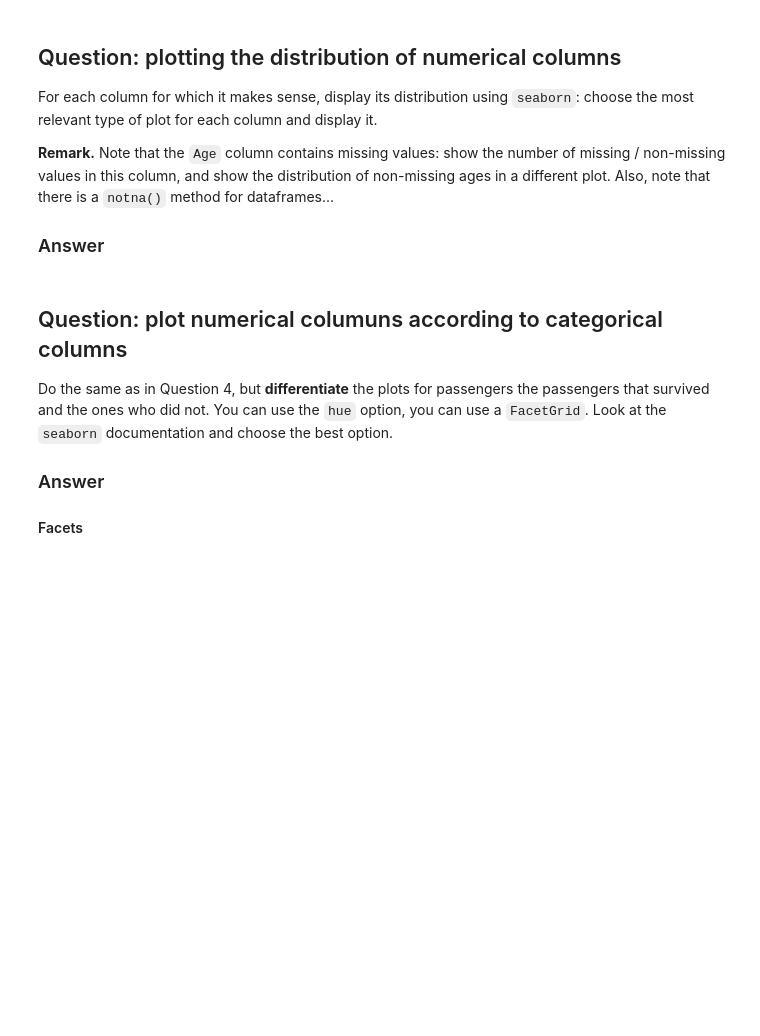
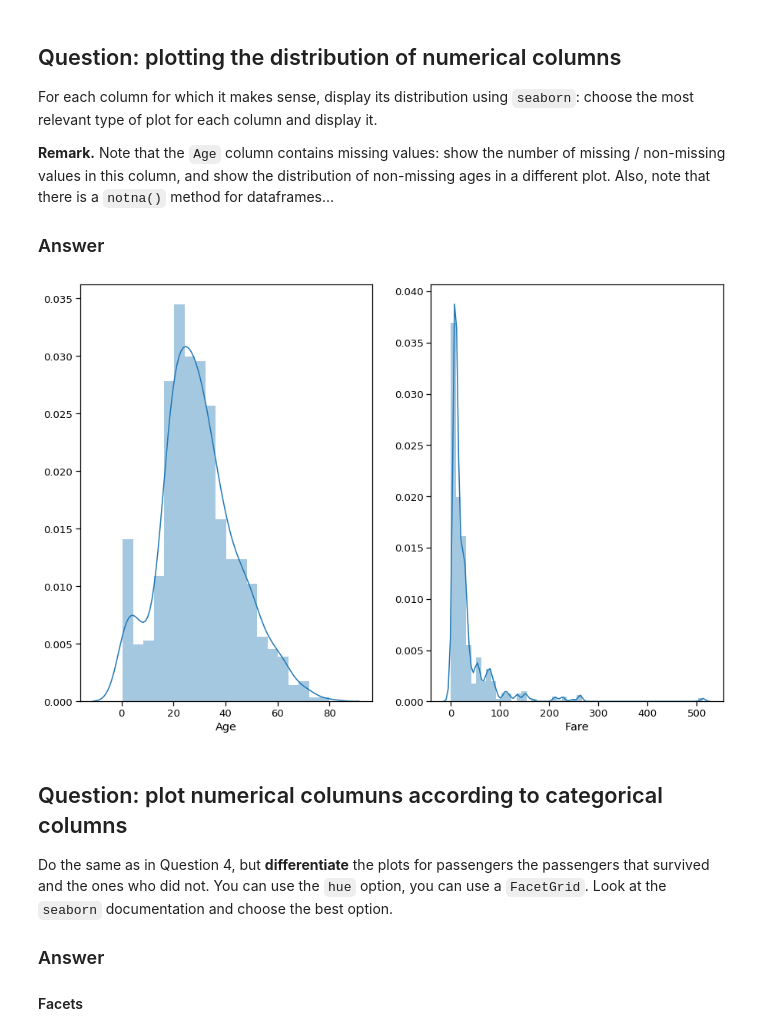
Before and after one commit to idardo97/big_data, a Jupyter notebook: homework01.ipynb, the cells around one changed output. Cells and saved outputs as stored; diff of their text form; code cells hidden in the pictures; blank space fills up the shorter version.

```diff
--- a/homework01.ipynb
+++ b/homework01.ipynb
@@ -392,6 +403,16 @@ show the number of missing / non-missing values in this column, and show the dis
 Also, note that there is a `notna()` method for dataframes...
 
 ### Answer
+# %%
+fig, axes = plt.subplots(ncols=2, figsize=(15, 10))
+
+sns.distplot(train['Age'][train['Age'].notna()], ax=fig.axes[0])
+sns.distplot(train['Fare'], ax=fig.axes[1])
+plt.show()
+
+#count plot notna() age
+# %% [output]
+[figure, added]
 # %% [markdown]
 
 
```
Also changed, not shown: parts of 34 cells of this notebook, 1 other file.
